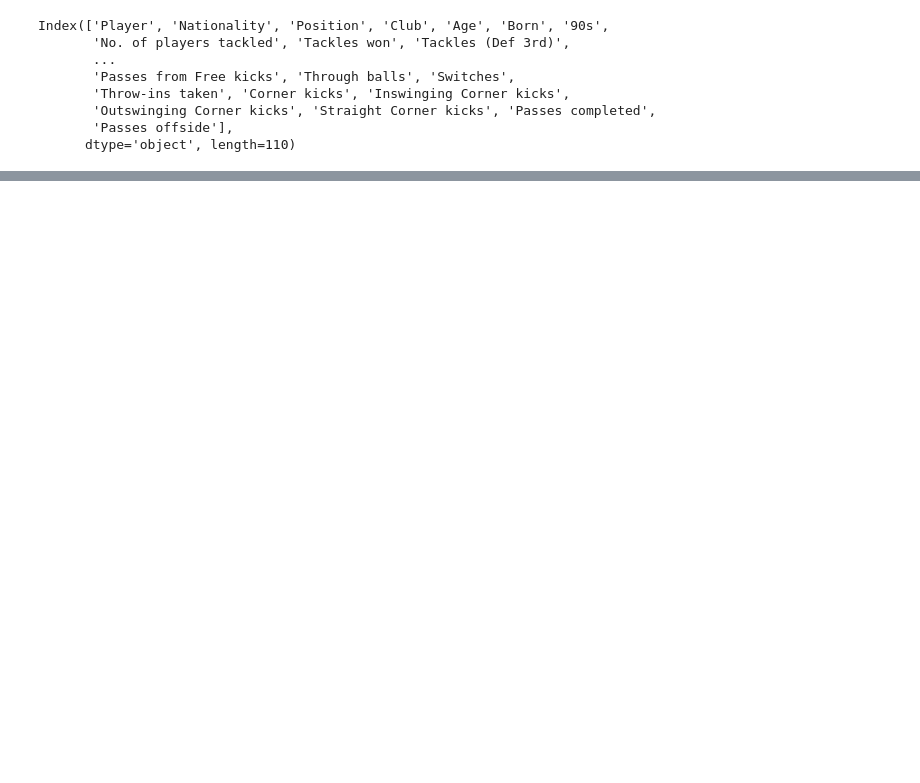
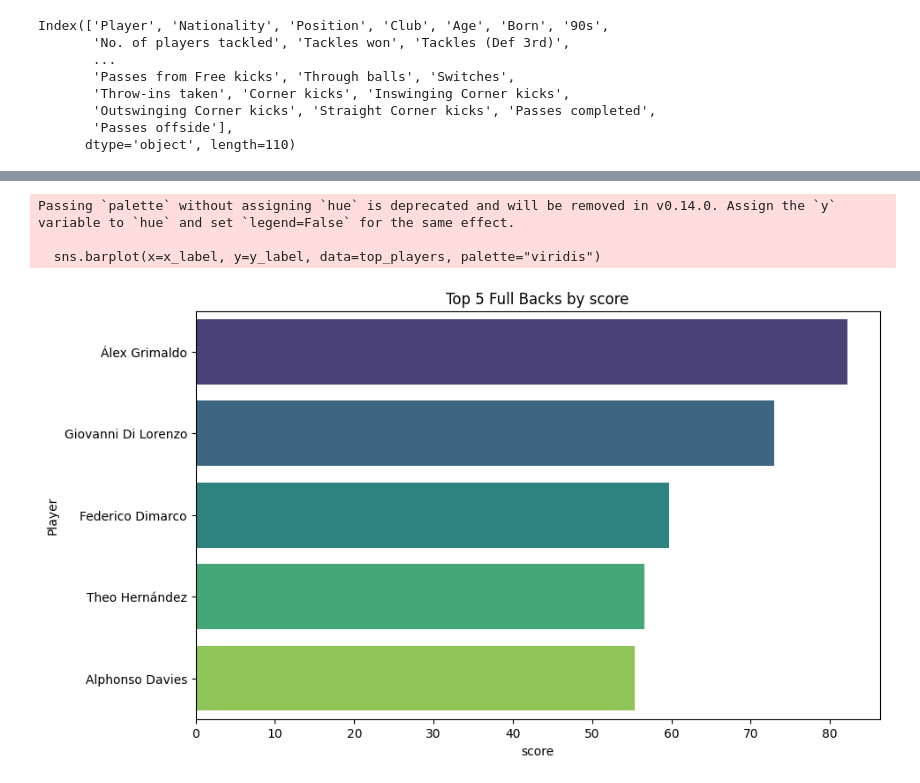
Before and after one commit to nrysam/UCL22_23, a Jupyter notebook: UEFA_Champions_League_2022_23_Best_Defender_Analysis.ipynb, the cells around one changed output, grey strips where cells are left out. Saved outputs shown, nothing was run; the diff lists cells and outputs as text; code cells hidden in the pictures; blank space fills up the shorter version.

```diff
--- a/UEFA_Champions_League_2022_23_Best_Defender_Analysis.ipynb
+++ b/UEFA_Champions_League_2022_23_Best_Defender_Analysis.ipynb
@@ -435,0 +241,6 @@ Top 2 FB from UCL 2022/2023 Season is : Alex Grimaldo and Manuel Akanji
+# %%
+# Define the metrics for analysis
+fb_metrics_for_analysis = df_fb.columns.difference(['Player', 'Position', 'Club'])
+
+# Reset index for continuity
+df_fb = df_fb.reset_index(drop=True)
@@ -435,0 +445,13 @@ Top 2 FB from UCL 2022/2023 Season is : Alex Grimaldo and Manuel Akanji
+# %%
+# Calculate top FBs using Standard Scaler
+top_fb_standardized = calculate_top_players(df_fb_standardized, fb_metrics_for_analysis)
+
+# Calculate top FBs using Weighted Metrics
+top_fb_weighted = calculate_top_players(df_fb_normalized_weighted, fb_metrics_for_analysis)
+
+# Display the top 5 fullbacks for each method
+print("Top 5 Fullbacks - StandardScaler Method:")
+print(top_fb_standardized[['Player', 'Position', 'Club', 'total_score']].head(5))
+
+print("\nTop 5 Fullbacks - Weighted Metrics Method:")
+print(top_fb_weighted[['Player', 'Position', 'Club', 'total_score']].head(5))
@@ -435,0 +520,5 @@ Top 2 FB from UCL 2022/2023 Season is : Alex Grimaldo and Manuel Akanji
+# %%
+# Use the function for Full Backs
+top_fb = combine_and_select_top_players(top_fb_standardized, top_fb_weighted, df_fb, fb_metrics_for_analysis)
+print("Top 5 Full Backs:")
+print(top_fb[['Player', 'Club', 'Position', 'score']].head(5))
@@ -435,0 +559,7 @@ Top 2 FB from UCL 2022/2023 Season is : Alex Grimaldo and Manuel Akanji
+# %%
+plot_top_players(top_fb, 5, 'Full Backs')
+# %% [output]
+Passing `palette` without assigning `hue` is deprecated and will be removed in v0.14.0. Assign the `y` variable to `hue` and set `legend=False` for the same effect.
+
+  sns.barplot(x=x_label, y=y_label, data=top_players, palette="viridis")
+[figure, added]
```
Also changed, not shown: parts of 37 cells of this notebook.
